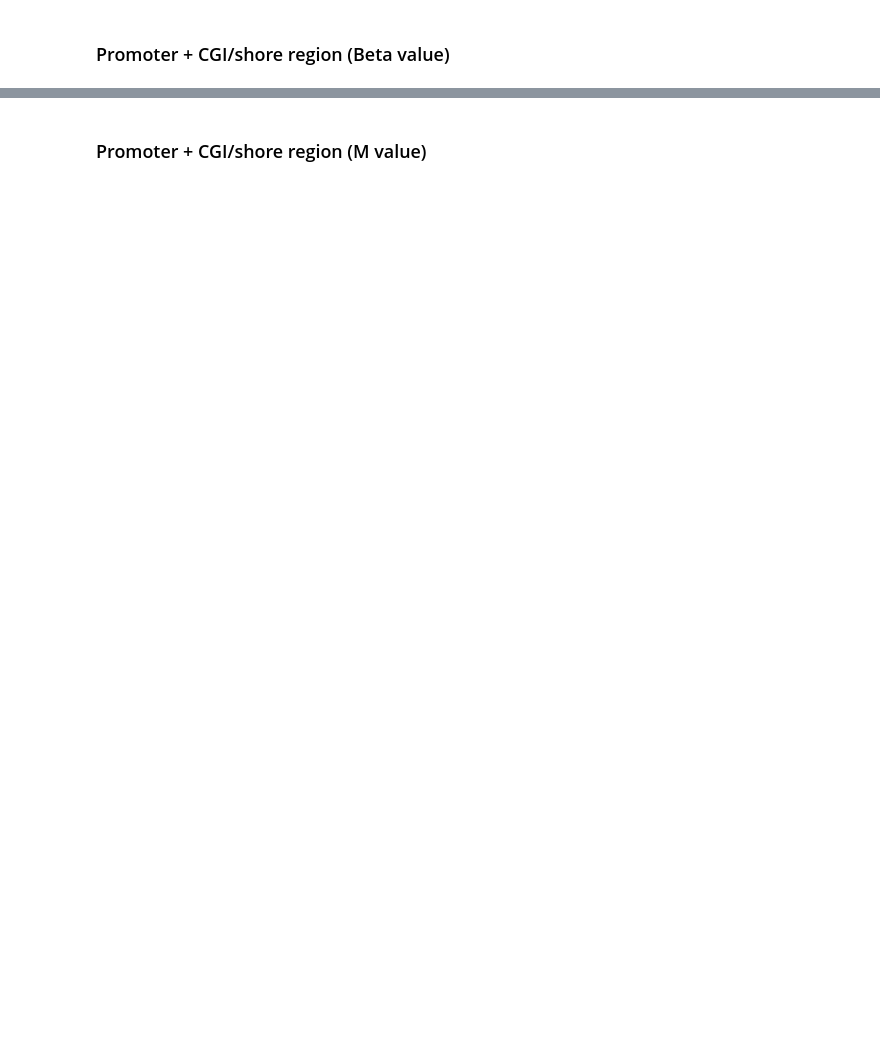
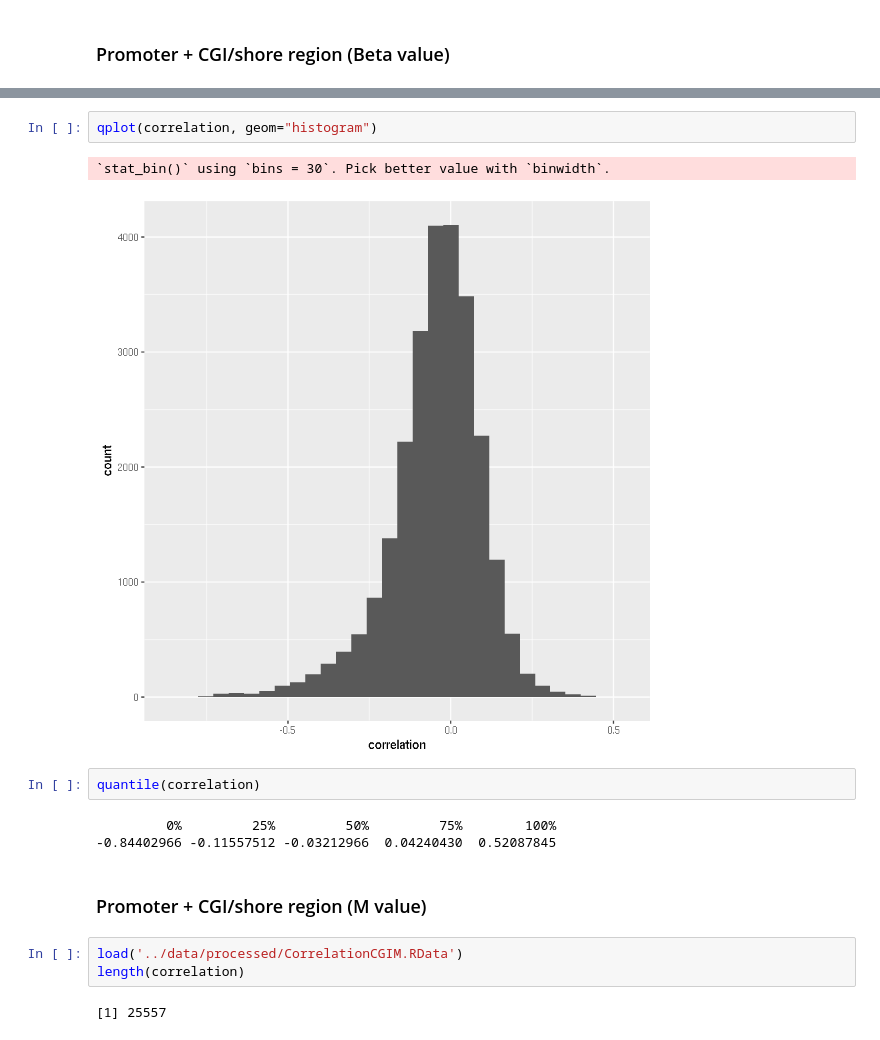
Before and after one commit to Mamie/MethylationPrediction, a Jupyter notebook: notes/promoter-region-methylation-RNAseq-correlation.ipynb, the cells around one changed output, grey strips where cells are left out. Cells and saved outputs as stored; diff of their text form; blank space fills up the shorter version.

```diff
--- a/notes/promoter-region-methylation-RNAseq-correlation.ipynb
+++ b/notes/promoter-region-methylation-RNAseq-correlation.ipynb
@@ -136,2 +171,17 @@ quantile(correlation)
+# %%
+qplot(correlation, geom="histogram")
+# %% [output]
+`stat_bin()` using `bins = 30`. Pick better value with `binwidth`.
+[figure, added]
+# %%
+quantile(correlation)
+# %% [output]
+         0%         25%         50%         75%        100%
+-0.84402966 -0.11557512 -0.03212966  0.04240430  0.52087845
 # %% [markdown]
 ### Promoter + CGI/shore region (M value)
+# %%
+load('../data/processed/CorrelationCGIM.RData')
+length(correlation)
+# %% [output]
+[1] 25557
```
Also changed, not shown: parts of 10 cells of this notebook, 1 other file.
